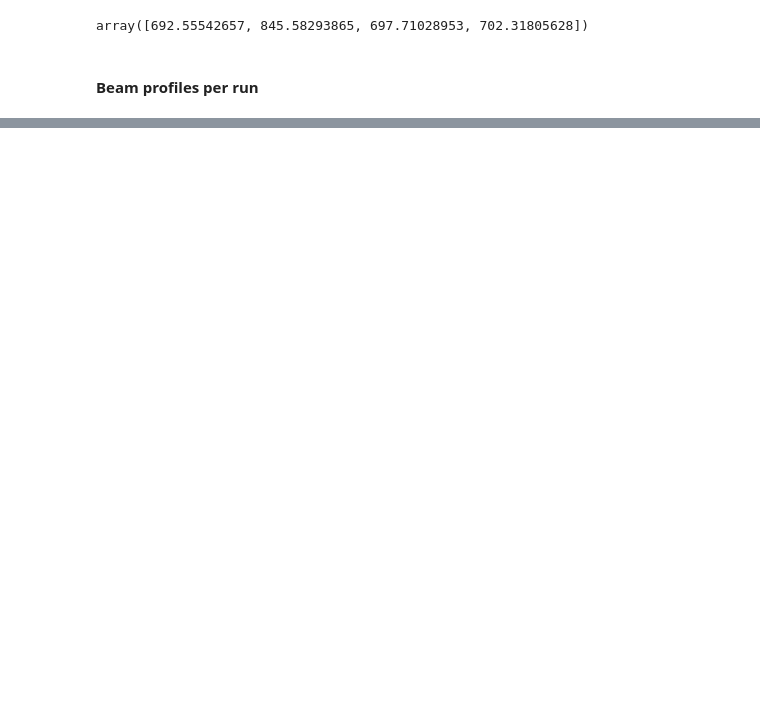
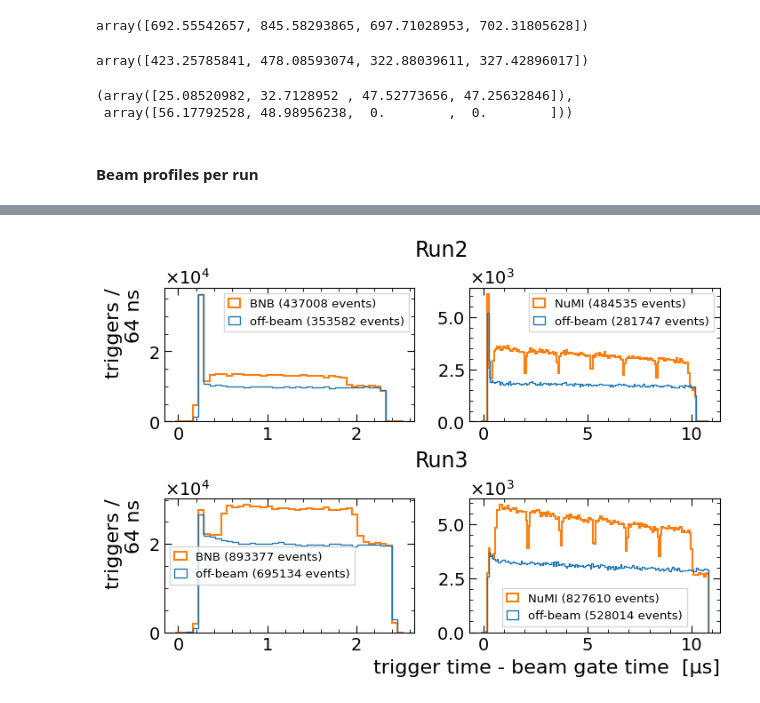
Before and after one commit to rtriozzi/icarus-trigger, a Jupyter notebook: notebooks/rates/TriggerRates.ipynb, the cells around one changed output, grey strips where cells are left out. Cells and saved outputs as stored; diff of their text form; code cells hidden in the pictures; blank space fills up the shorter version.

Commit message:
add trigger hat plots

```diff
--- a/notebooks/rates/TriggerRates.ipynb
+++ b/notebooks/rates/TriggerRates.ipynb
@@ -133,14 +133,14 @@ Data has 5 gates: BNB, NuMI, BNBoffbeam, NuMIoffbeam, calibration
 Data has 3 beams: BNB, NuMI, calibration
 # %%
 RunPeriods = {
-    # 'Run1':       dict(tag='Run1', name='ICARUS Run1', firstRun= 8460,  lastRun= 8554, prescale=dict(BNB=200, NuMI=60, BNBoffbeam=20, NuMIoffbeam=20), color='teal'       ),
+    'Run1':       dict(tag='Run1', name='ICARUS Run1', firstRun= 8460,  lastRun= 8554, prescale=dict(BNB=200, NuMI=60, BNBoffbeam=20, NuMIoffbeam=20), color='teal'       ),
     'Run2':       dict(tag='Run2', name='ICARUS Run2', firstRun= 9301,  lastRun=10097, prescale=dict(BNB=200, NuMI=60, BNBoffbeam=20, NuMIoffbeam=20), color='orange'     ),
-    # 'Run3':       dict(tag='Run3', name='ICARUS Run3', firstRun=11806,  lastRun=12037, prescale=dict(BNB= 40, NuMI=30, BNBoffbeam=20, NuMIoffbeam=20), color='forestgreen'),
-    # 'Run4':       dict(tag='Run4', name='ICARUS Run4', firstRun=12962,  lastRun=13272, prescale=dict(BNB= 40, NuMI=30, BNBoffbeam=20, NuMIoffbeam=20), color='purple'     ),
-    # 'Run5':       dict(tag='Run5', name='ICARUS Run5', firstRun=13758,  lastRun=99999, prescale=dict(BNB= 40, NuMI=30, BNBoffbeam=20, NuMIoffbeam=20), color='navy'    ),
-    # # "preparation" included changes in trigger (adders), beam gate delays, minimum bias prescale
-    # 'Run3prep':   dict(tag='Run3prep',   name='ICARUS Run3 preparation (to 2024-03-30)', firstRun=11806, lastRun=11834, prescale=dict(BNB=200, NuMI=60, BNBoffbeam=20, NuMIoffbeam=20)), # before the change of beam gate delays
-    # 'Run3stable': dict(tag='Run3stable', name='ICARUS Run3 (2024-03-30 on)',             firstRun=11835, lastRun=12037, prescale=dict(BNB= 40, NuMI=30, BNBoffbeam=20, NuMIoffbeam=20)), # after the change of beam gate delays
+    'Run3':       dict(tag='Run3', name='ICARUS Run3', firstRun=11806,  lastRun=12037, prescale=dict(BNB= 40, NuMI=30, BNBoffbeam=20, NuMIoffbeam=20), color='forestgreen'),
+    'Run4':       dict(tag='Run4', name='ICARUS Run4', firstRun=12962,  lastRun=13272, prescale=dict(BNB= 40, NuMI=30, BNBoffbeam=20, NuMIoffbeam=20), color='purple'     ),
+    'Run5':       dict(tag='Run5', name='ICARUS Run5', firstRun=13758,  lastRun=99999, prescale=dict(BNB= 40, NuMI=30, BNBoffbeam=20, NuMIoffbeam=20), color='navy'    ),
+    # "preparation" included changes in trigger (adders), beam gate delays, minimum bias prescale
+    'Run3prep':   dict(tag='Run3prep',   name='ICARUS Run3 preparation (to 2024-03-30)', firstRun=11806, lastRun=11834, prescale=dict(BNB=200, NuMI=60, BNBoffbeam=20, NuMIoffbeam=20)), # before the change of beam gate delays
+    'Run3stable': dict(tag='Run3stable', name='ICARUS Run3 (2024-03-30 on)',             firstRun=11835, lastRun=12037, prescale=dict(BNB= 40, NuMI=30, BNBoffbeam=20, NuMIoffbeam=20)), # after the change of beam gate delays
 }
 # %%
 # prepare for the analysis
@@ -558,5 +566,53 @@ df_numi = rateana.process.FilterTriggerDataframe(df, beam='NuMI')
 BNB_rates+BNB_offbeam_rates+NuMI_rates+NuMI_offbeam_rates+MinBias_rates
 # %% [output]
 array([692.55542657, 845.58293865, 697.71028953, 702.31805628])
+# %%
+BNB_rates+BNB_offbeam_rates+NuMI_rates+NuMI_offbeam_rates
+# %% [output]
+array([423.25785841, 478.08593074, 322.88039611, 327.42896017])
+# %%
+BNB_rates-BNB_offbeam_rates, NuMI_rates-NuMI_offbeam_rates
+# %% [output]
+(array([25.08520982, 32.7128952 , 47.52773656, 47.25632846]),
+ array([56.17792528, 48.98956238,  0.        ,  0.        ]))
 # %% [markdown]
 #### Beam profiles per run
+# %%
+import matplotlib.ticker as mticker
+
+def SetSciYAxis(ax):
+    fmt = mticker.ScalarFormatter(useMathText=True)
+    fmt.set_scientific(True)
+    fmt.set_powerlimits((0, 0))  # force sci notation regardless of magnitude
+    ax.yaxis.set_major_formatter(fmt)
+
+fig = plt.figure(layout='constrained', figsize=(3.5*2, 2.5*2))
+gs = fig.add_gridspec(nrows=4, ncols=2, height_ratios=[0.08, 1, 0.08, 1])
+
+for titleRow, plotRow, period in [(0, 1, 'Run2'), (2, 3, 'Run3')]:
+    # centered row title, spanning both columns
+    titleAx = fig.add_subplot(gs[titleRow, :])
+    titleAx.axis('off')
+    titleAx.text(0.5, 0, period, ha='center', va='bottom', fontsize=17)
+
+    db = rateana.process.LoadTriggerDatabase(TRIGGER_DATABASE_FILES[period])
+
+    # BNB
+    ax = fig.add_subplot(gs[plotRow, 0])
+    ax = rateana.hat.PlotTriggerHatPlot(ax, db, 'BNB', period)
+    SetSciYAxis(ax)
+    ax.set_ylabel('triggers /\n64 ns')
+    ax.legend(fontsize=9.5)
+
+    # NuMI
+    ax = fig.add_subplot(gs[plotRow, 1])
+    ax = rateana.hat.PlotTriggerHatPlot(ax, db, 'NuMI', period)
+    SetSciYAxis(ax)
+    ax.legend(fontsize=9.5)
+
+ax.set(xlabel='trigger time - beam gate time  [µs]')
+
+PLOT_NAME = 'trigger_hat_plots_Run23'
+fig.savefig(f'{PRINT_PATH}{PLOT_NAME}.pdf', dpi=300)
+fig.savefig(f'{PRINT_PATH}{PLOT_NAME}.png', dpi=300)
+# %% [output]
@@ -562,0 +621 @@ array([692.55542657, 845.58293865, 697.71028953, 702.31805628])
+[figure, added]
```
Also changed, not shown: parts of 5 cells of this notebook, 4 other files.
